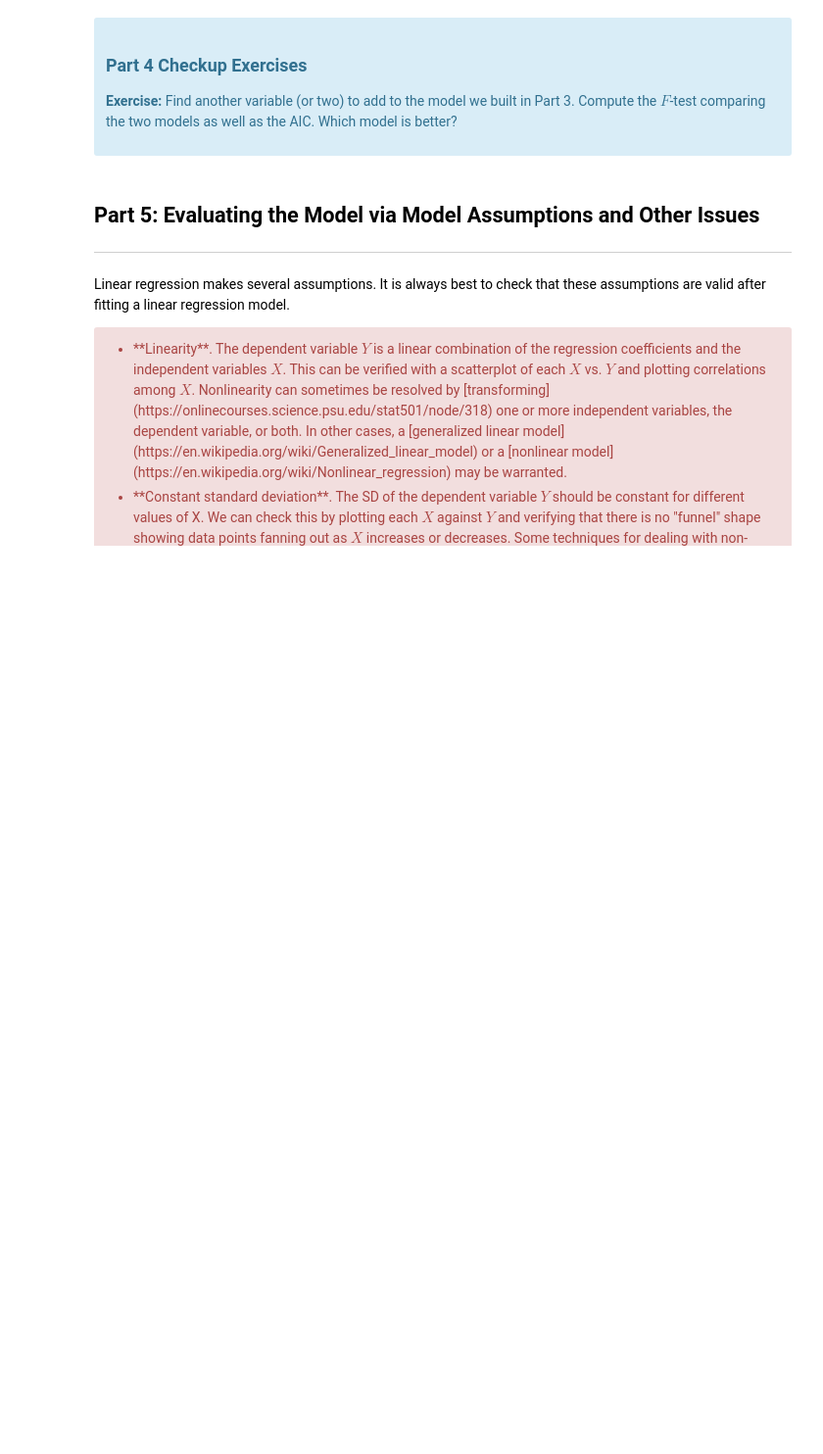
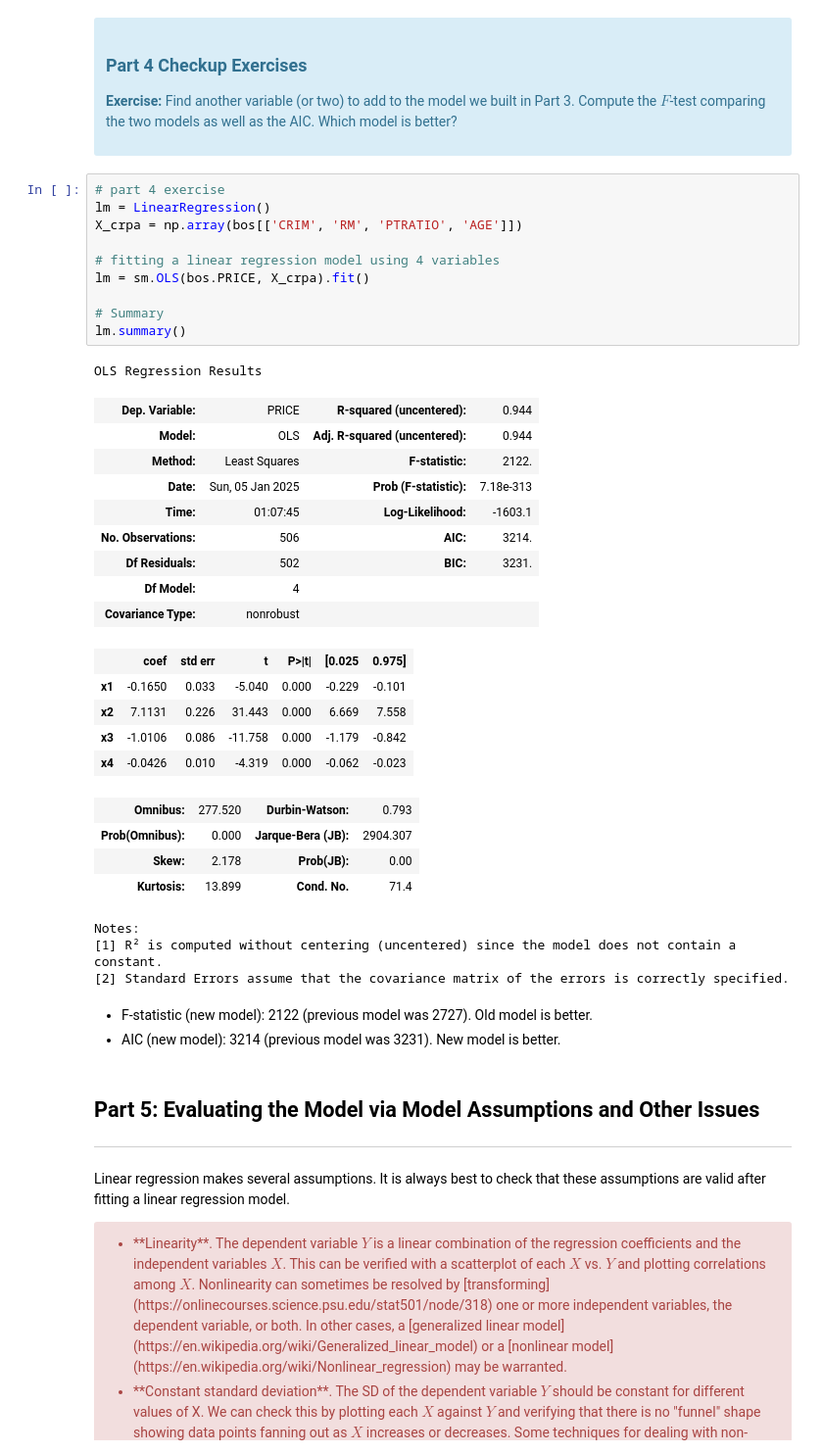
Before and after one commit to mdgarber/BostonHousing, a Jupyter notebook: 1723209039_Case_Study_-_Boston_Housing_Instructions/Case Study - Boston Housing/Mini_Project_Linear_Regression.ipynb, the cells around one changed output. Shown: that part at 98% size. Saved outputs shown, nothing was run; the diff lists cells and outputs as text; blank space fills up the shorter version.

```diff
--- a/1723209039_Case_Study_-_Boston_Housing_Instructions/Case Study - Boston Housing/Mini_Project_Linear_Regression.ipynb
+++ b/1723209039_Case_Study_-_Boston_Housing_Instructions/Case Study - Boston Housing/Mini_Project_Linear_Regression.ipynb
@@ -756,6 +756,42 @@ where $L$ is the likelihood of the model. AIC is meaningless in the absolute sen
 
 <p><b>Exercise:</b> Find another variable (or two) to add to the model we built in Part 3. Compute the $F$-test comparing the two models as well as the AIC. Which model is better?</p>
 </div>
+# %%
+# part 4 exercise
+lm = LinearRegression()
+X_crpa = np.array(bos[['CRIM', 'RM', 'PTRATIO', 'AGE']])
+
+# fitting a linear regression model using 4 variables
+lm = sm.OLS(bos.PRICE, X_crpa).fit()
+
+# Summary
+lm.summary()
+# %% [output]
+OLS Regression Results
+| Dep. Variable: | PRICE | R-squared (uncentered): | 0.944 |
+| Model: | OLS | Adj. R-squared (uncentered): | 0.944 |
+| Method: | Least Squares | F-statistic: | 2122. |
+| Date: | Sun, 05 Jan 2025 | Prob (F-statistic): | 7.18e-313 |
+| Time: | 01:07:45 | Log-Likelihood: | -1603.1 |
+| No. Observations: | 506 | AIC: | 3214. |
+| Df Residuals: | 502 | BIC: | 3231. |
+| Df Model: | 4 |  |  |
+| Covariance Type: | nonrobust |  |  |
+|  | coef | std err | t | P>|t| | [0.025 | 0.975] |
+| x1 | -0.1650 | 0.033 | -5.040 | 0.000 | -0.229 | -0.101 |
+| x2 | 7.1131 | 0.226 | 31.443 | 0.000 | 6.669 | 7.558 |
+| x3 | -1.0106 | 0.086 | -11.758 | 0.000 | -1.179 | -0.842 |
+| x4 | -0.0426 | 0.010 | -4.319 | 0.000 | -0.062 | -0.023 |
+| Omnibus: | 277.520 | Durbin-Watson: | 0.793 |
+| Prob(Omnibus): | 0.000 | Jarque-Bera (JB): | 2904.307 |
+| Skew: | 2.178 | Prob(JB): | 0.00 |
+| Kurtosis: | 13.899 | Cond. No. | 71.4 |
+Notes:
+[1] R² is computed without centering (uncentered) since the model does not contain a constant.
+[2] Standard Errors assume that the covariance matrix of the errors is correctly specified.
+# %% [markdown]
+- F-statistic (new model): 2122    (previous model was 2727). Old model is better.
+- AIC (new model): 3214    (previous model was 3231). New model is better.
 # %% [markdown]
 
 ## Part 5: Evaluating the Model via Model Assumptions and Other Issues
```
Also changed, not shown: parts of 3 cells of this notebook.
